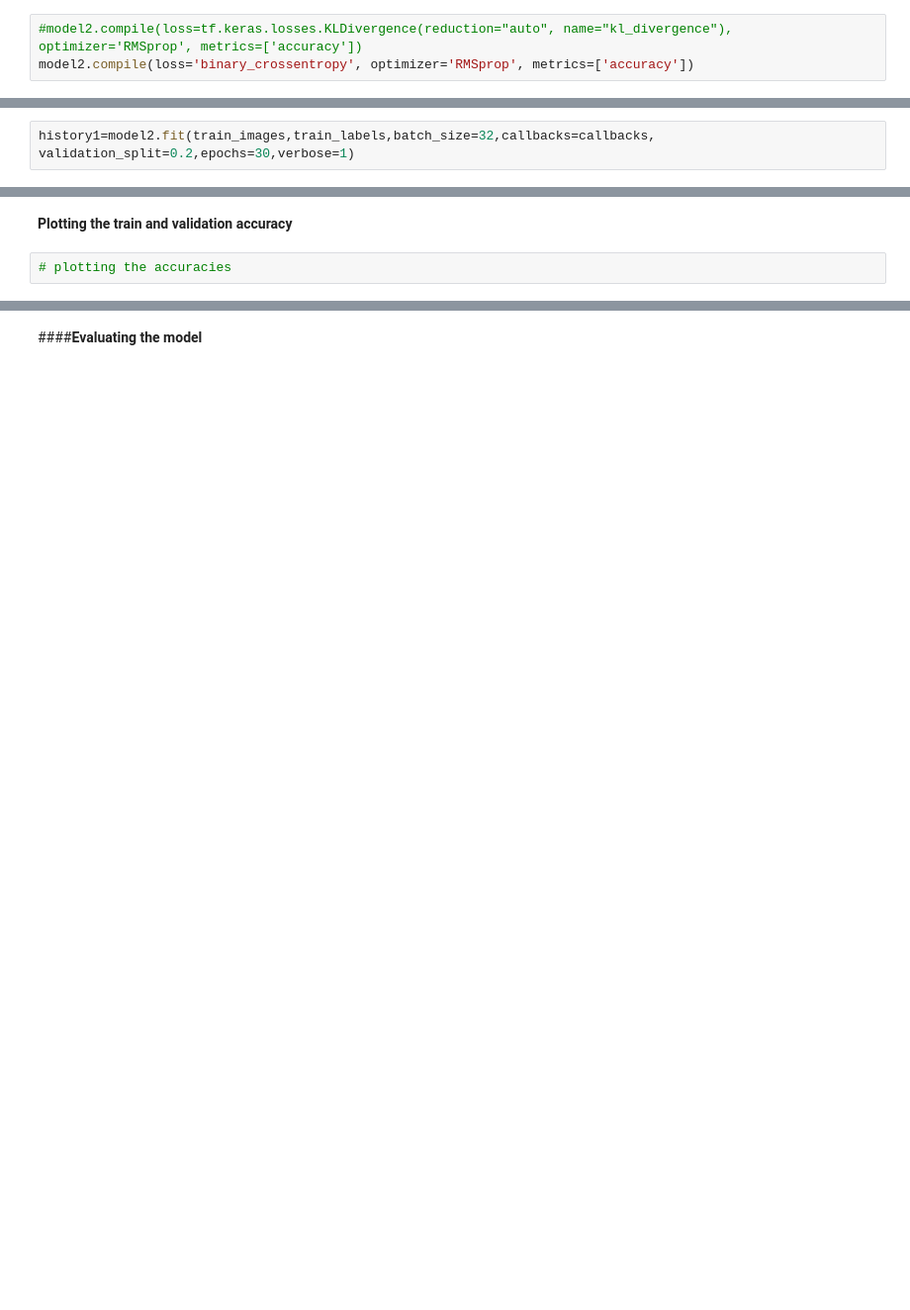
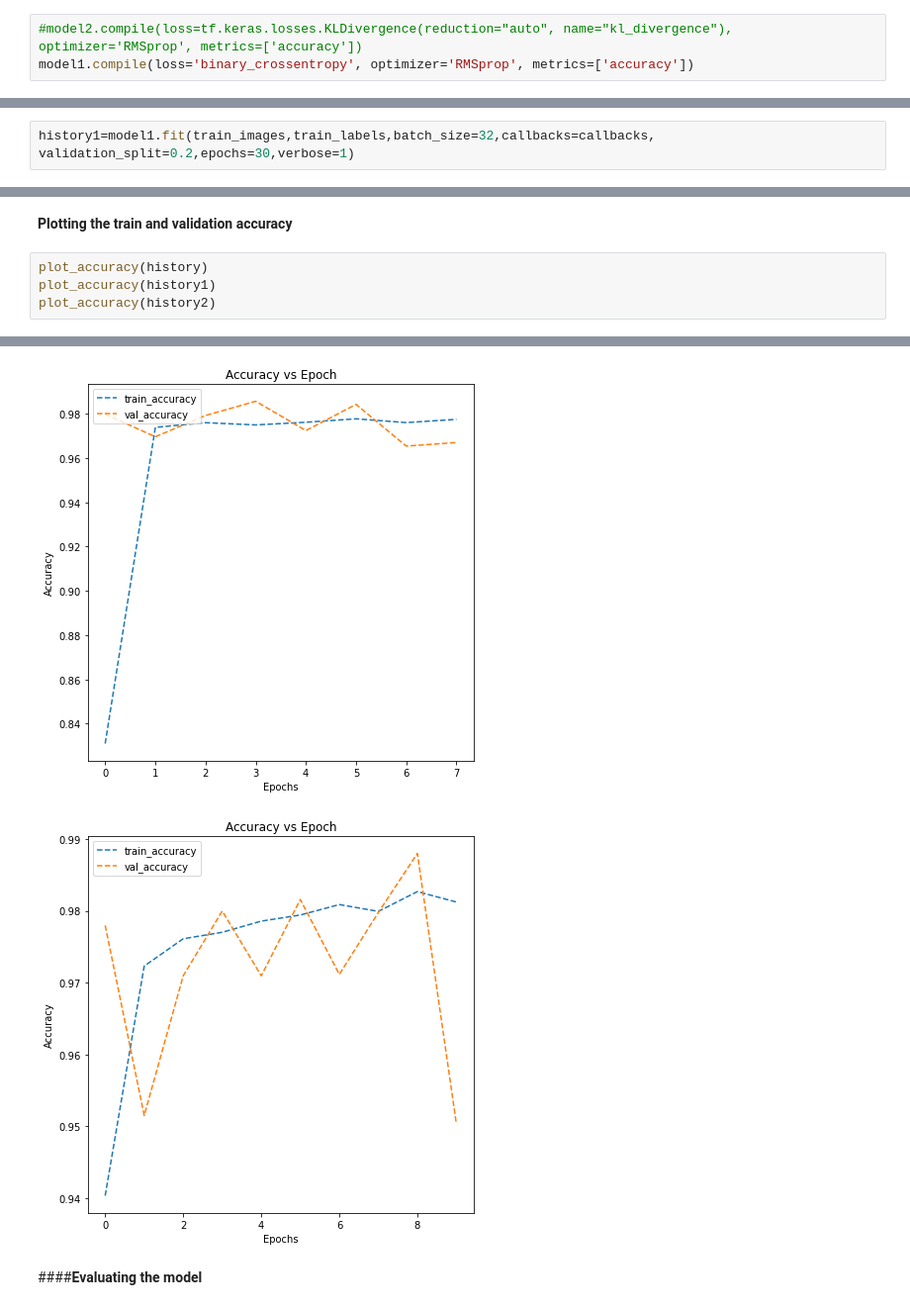
Before and after one commit to agarduno93/DataScienceProject, a Jupyter notebook: Reference_Notebook_Milestone_2_Deep_Learning.ipynb, the cells around one changed output, grey strips where cells are left out. Shown at 99% size. Saved outputs shown, nothing was run; the diff lists cells and outputs as text; blank space fills up the shorter version.

```diff
--- a/Reference_Notebook_Milestone_2_Deep_Learning.ipynb
+++ b/Reference_Notebook_Milestone_2_Deep_Learning.ipynb
@@ -395,7 +395,7 @@ Documentation for loss functions: https://keras.io/api/losses/probabilistic_loss
 Documentation for the optimizers: https://keras.io/api/optimizers/
 # %%
 #model2.compile(loss=tf.keras.losses.KLDivergence(reduction="auto", name="kl_divergence"), optimizer='RMSprop', metrics=['accuracy'])
-model2.compile(loss='binary_crossentropy', optimizer='RMSprop', metrics=['accuracy'])
+model1.compile(loss='binary_crossentropy', optimizer='RMSprop', metrics=['accuracy'])
 # %% [markdown]
 <b> Using Callbacks
 # %%
@@ -404,7 +404,7 @@ callbacks = [EarlyStopping(monitor='val_loss', patience=4),
 # %% [markdown]
 <b>Fit and Train the model
 # %%
-history1=model2.fit(train_images,train_labels,batch_size=32,callbacks=callbacks, validation_split=0.2,epochs=30,verbose=1)
+history1=model1.fit(train_images,train_labels,batch_size=32,callbacks=callbacks, validation_split=0.2,epochs=30,verbose=1)
 # %% [output]
 Epoch 1/30
 624/624 [==============================] - 32s 50ms/step - loss: 0.3536 - accuracy: 0.8310 - val_loss: 0.1103 - val_accuracy: 0.9798
@@ -562,4 +599,7 @@ KeyboardInterrupt:
 # %% [markdown]
 <b>Plotting the train and validation accuracy
-# %%
-# plotting the accuracies
+# %%
+plot_accuracy(history)
+plot_accuracy(history1)
+plot_accuracy(history2)
+# %% [output]
@@ -566,3 +607,5 @@ KeyboardInterrupt:
+[figure, added]
+[figure, added]
 # %% [markdown]
 ####<b>Evaluating the model
 # %%
```
Also changed, not shown: parts of 49 cells of this notebook, 1 other file.
